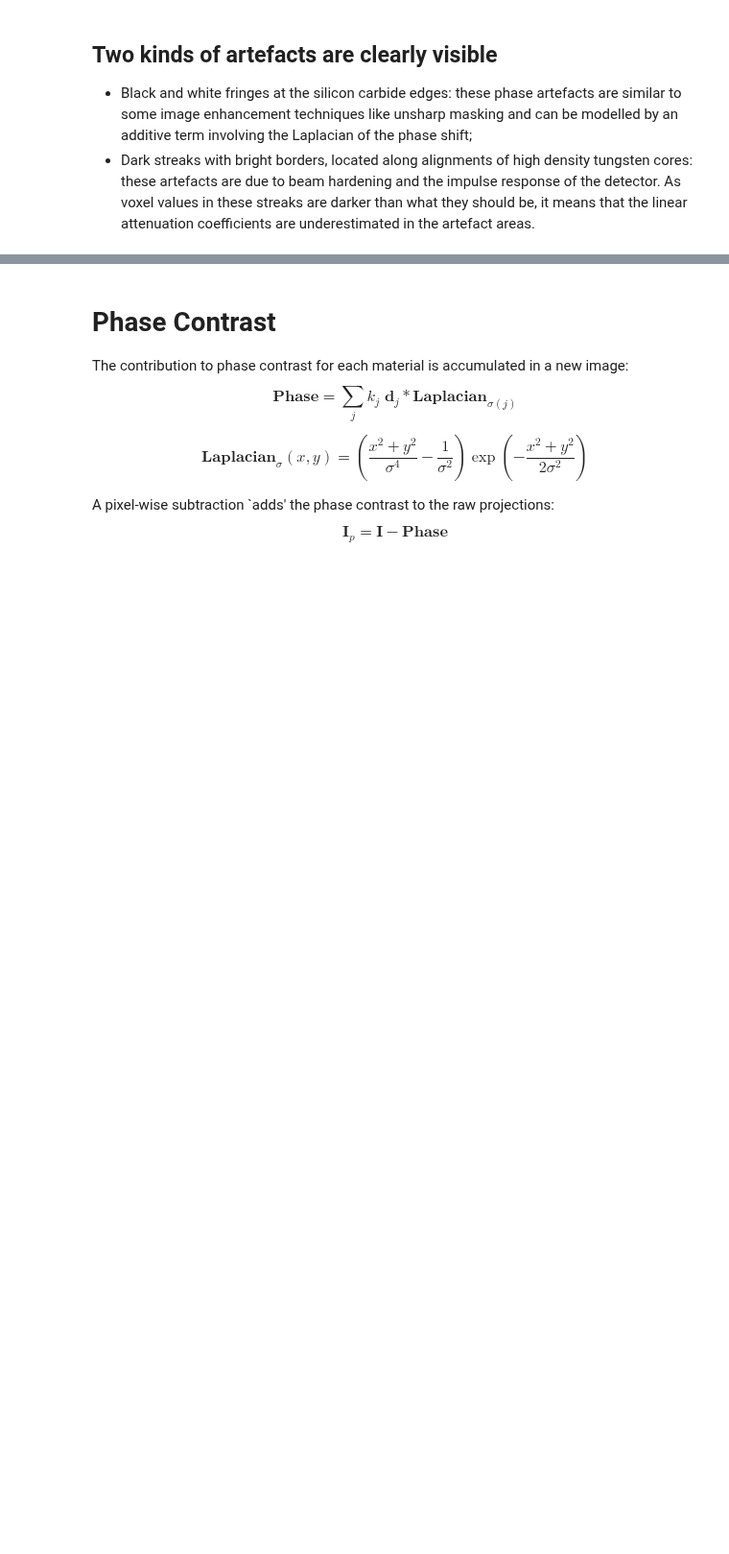
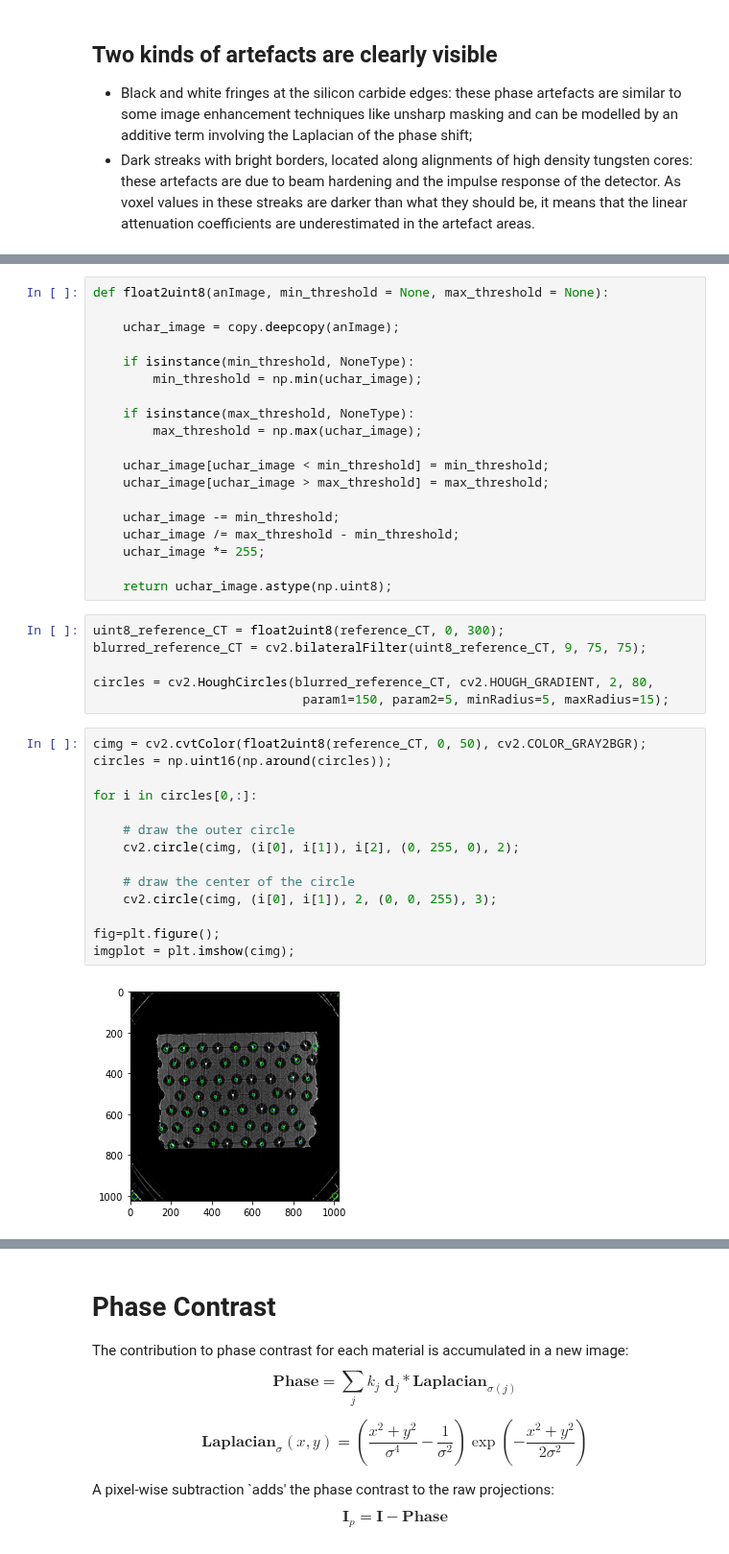
Before and after one commit to effepivi/CT2CAD-Fibres, a Jupyter notebook: talk/talk-IBSim-4i_2021_fvidal.ipynb, the cells around one changed output, grey strips where cells are left out. Shown at 96% size. Cells and saved outputs as stored; diff of their text form; blank space fills up the shorter version.

```diff
--- a/talk/talk-IBSim-4i_2021_fvidal.ipynb
+++ b/talk/talk-IBSim-4i_2021_fvidal.ipynb
@@ -72,0 +312,41 @@ display(style)
+# %%
+def float2uint8(anImage, min_threshold = None, max_threshold = None):
+
+    uchar_image = copy.deepcopy(anImage);
+
+    if isinstance(min_threshold, NoneType):
+        min_threshold = np.min(uchar_image);
+
+    if isinstance(max_threshold, NoneType):
+        max_threshold = np.max(uchar_image);
+
+    uchar_image[uchar_image < min_threshold] = min_threshold;
+    uchar_image[uchar_image > max_threshold] = max_threshold;
+
+    uchar_image -= min_threshold;
+    uchar_image /= max_threshold - min_threshold;
+    uchar_image *= 255;
+
+    return uchar_image.astype(np.uint8);
+# %%
+uint8_reference_CT = float2uint8(reference_CT, 0, 300);
+blurred_reference_CT = cv2.bilateralFilter(uint8_reference_CT, 9, 75, 75);
+
+circles = cv2.HoughCircles(blurred_reference_CT, cv2.HOUGH_GRADIENT, 2, 80,
+                            param1=150, param2=5, minRadius=5, maxRadius=15);
+# %%
+cimg = cv2.cvtColor(float2uint8(reference_CT, 0, 50), cv2.COLOR_GRAY2BGR);
+circles = np.uint16(np.around(circles));
+
+for i in circles[0,:]:
+
+    # draw the outer circle
+    cv2.circle(cimg, (i[0], i[1]), i[2], (0, 255, 0), 2);
+
+    # draw the center of the circle
+    cv2.circle(cimg, (i[0], i[1]), 2, (0, 0, 255), 3);
+
+fig=plt.figure();
+imgplot = plt.imshow(cimg);
+# %% [output]
+[figure, added]
```
Also changed, not shown: parts of 66 cells of this notebook, 5 other files.
